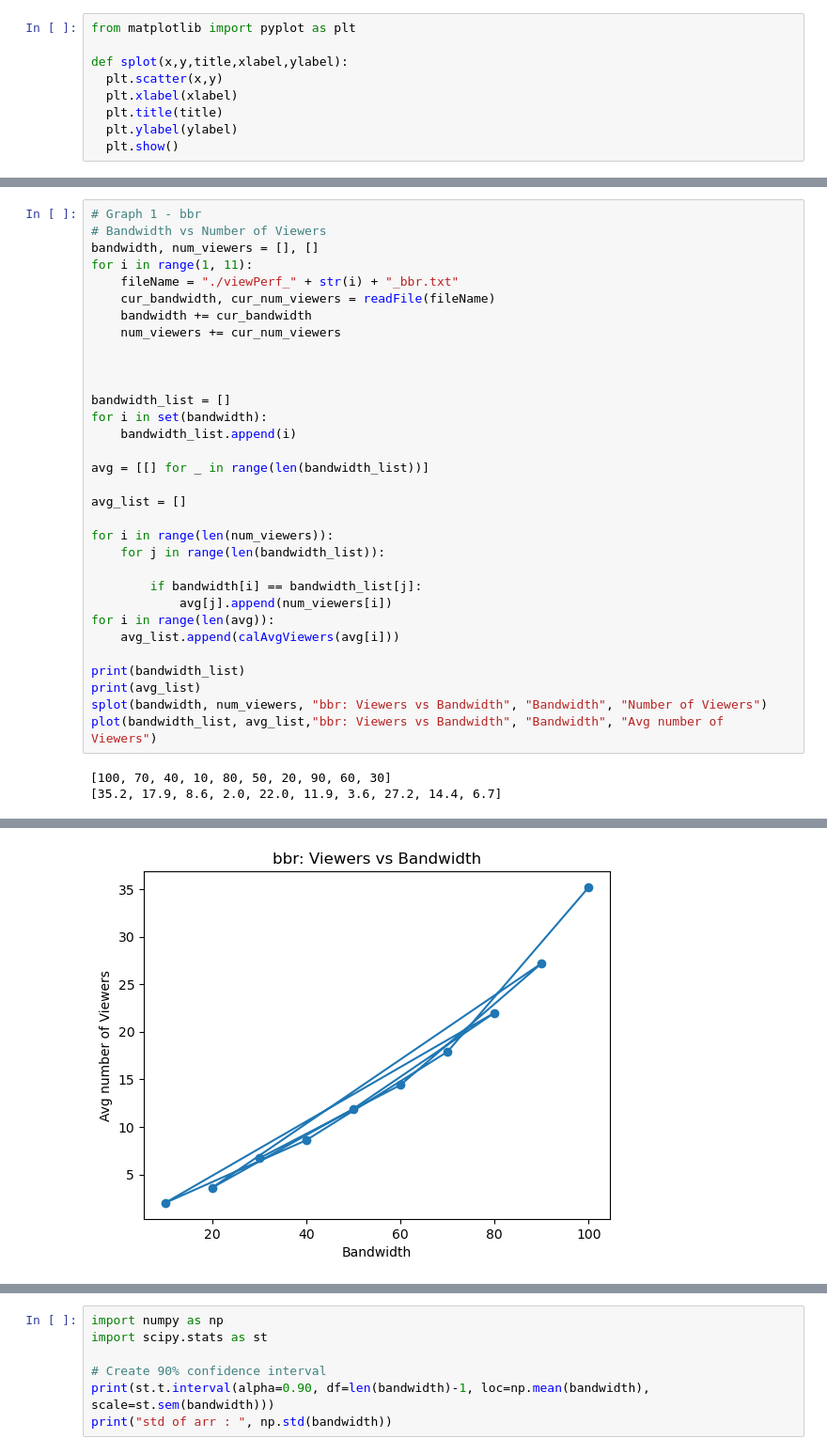
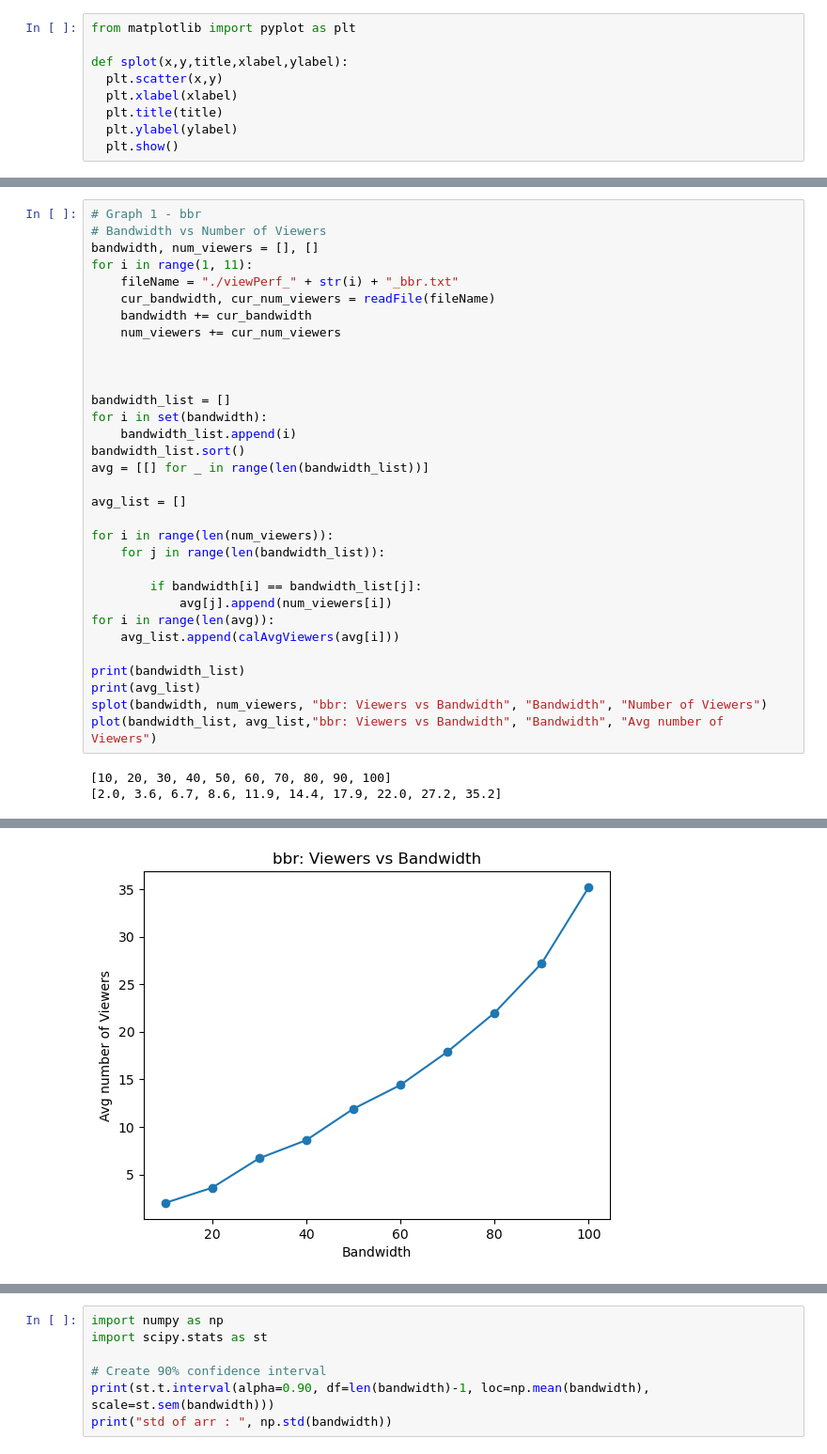
Before and after one commit to BaiqingL/CS655-TCP-Comparison, a Jupyter notebook: data/Statistics.ipynb, the cells around one changed output, grey strips where cells are left out. Shown at 94% size. Drawn from its saved outputs; the diff is of its cells as text.

```diff
--- a/data/Statistics.ipynb
+++ b/data/Statistics.ipynb
@@ -43,34 +43,34 @@ def calAvgViewers(viewers):
 bandwidth, num_viewers = [], []
 for i in range(1, 11):
     fileName = "./viewPerf_" + str(i) + "_bbr.txt"
     cur_bandwidth, cur_num_viewers = readFile(fileName)
     bandwidth += cur_bandwidth
     num_viewers += cur_num_viewers
 
 
 
 bandwidth_list = []
 for i in set(bandwidth):
     bandwidth_list.append(i)
-
+bandwidth_list.sort()
 avg = [[] for _ in range(len(bandwidth_list))]
 
 avg_list = []
 
 for i in range(len(num_viewers)):
     for j in range(len(bandwidth_list)):
 
         if bandwidth[i] == bandwidth_list[j]:
             avg[j].append(num_viewers[i])
 for i in range(len(avg)):
     avg_list.append(calAvgViewers(avg[i]))
 
 print(bandwidth_list)
 print(avg_list)
 splot(bandwidth, num_viewers, "bbr: Viewers vs Bandwidth", "Bandwidth", "Number of Viewers")
 plot(bandwidth_list, avg_list,"bbr: Viewers vs Bandwidth", "Bandwidth", "Avg number of Viewers")
 # %% [output]
-[100, 70, 40, 10, 80, 50, 20, 90, 60, 30]
-[35.2, 17.9, 8.6, 2.0, 22.0, 11.9, 3.6, 27.2, 14.4, 6.7]
+[10, 20, 30, 40, 50, 60, 70, 80, 90, 100]
+[2.0, 3.6, 6.7, 8.6, 11.9, 14.4, 17.9, 22.0, 27.2, 35.2]
 [figure]
-[figure, old version]
+[figure, new version]
```
Also changed, not shown: parts of 8 cells of this notebook.
